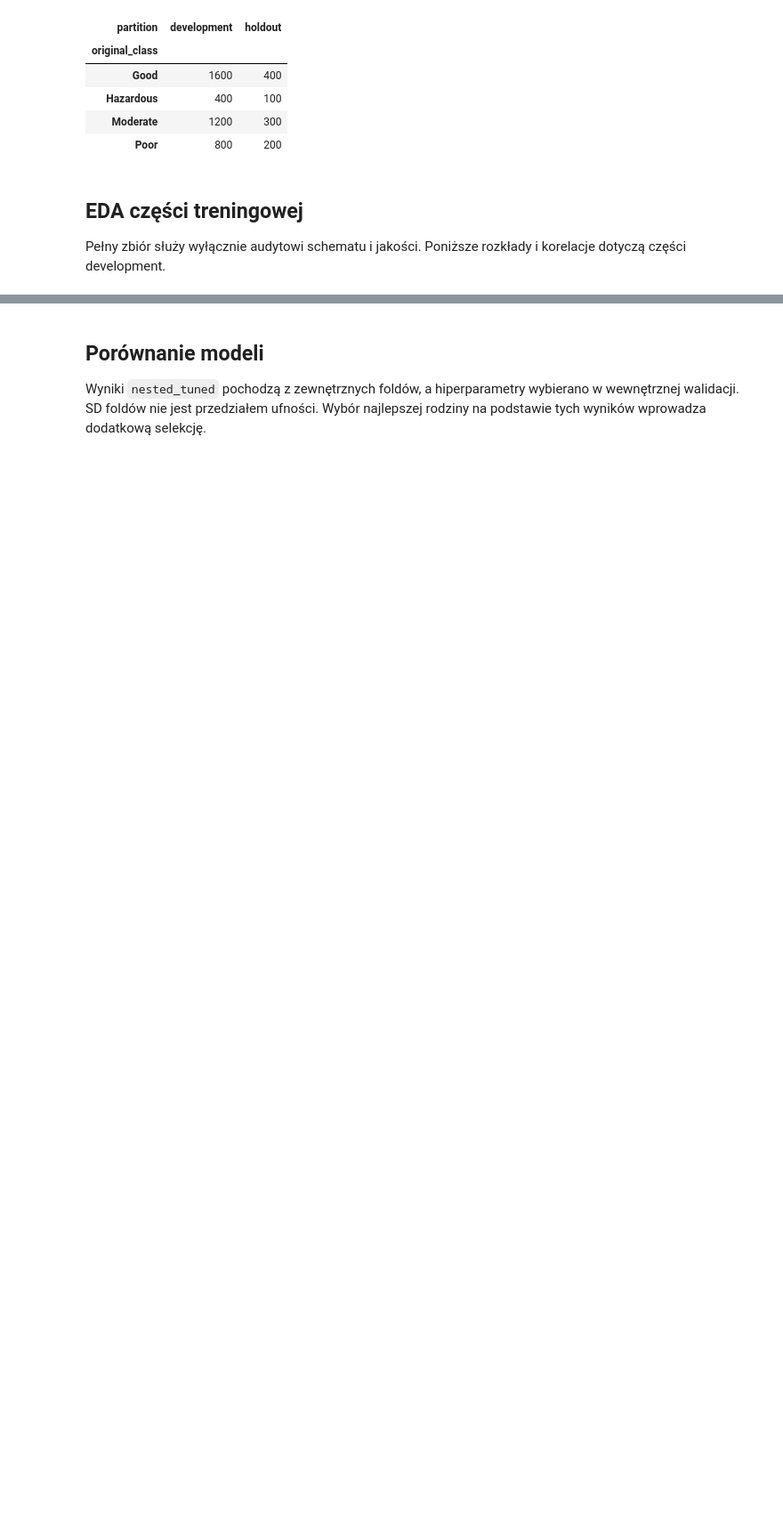
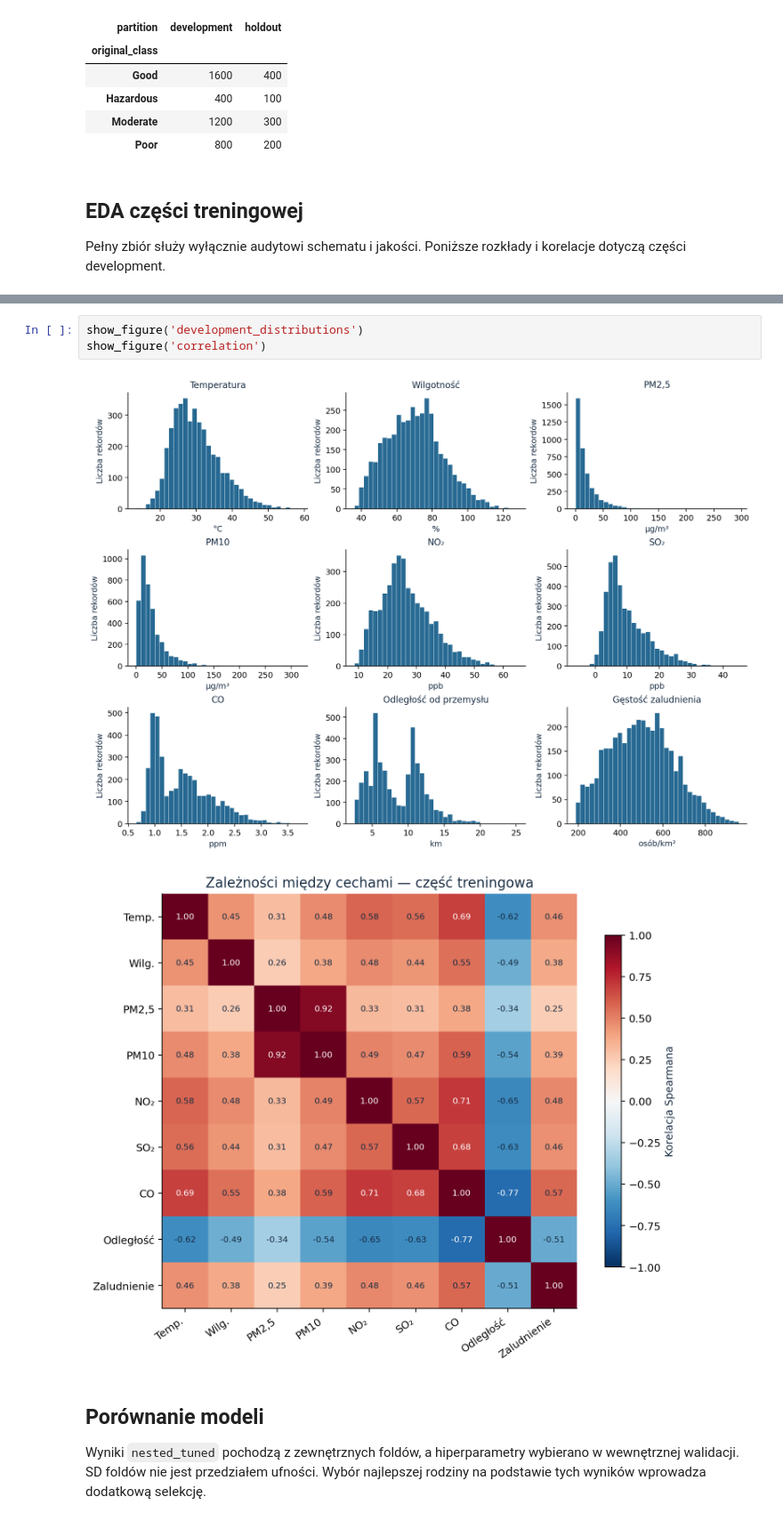
Before and after one commit to Benvenuteo/ml_classification, a Jupyter notebook: notebooks/air_quality_study.ipynb, the cells around one changed output, grey strips where cells are left out. Shown at 89% size. Cells and saved outputs as stored; diff of their text form; blank space fills up the shorter version.

```diff
--- a/notebooks/air_quality_study.ipynb
+++ b/notebooks/air_quality_study.ipynb
@@ -85,3 +87,9 @@ display(SVG(filename=str(OUTPUT / 'figures/correlation.svg')))
+# %%
+show_figure('development_distributions')
+show_figure('correlation')
+# %% [output]
+[figure, added]
+[figure, added]
 # %% [markdown]
 ## Porównanie modeli
 
```
Also changed, not shown: parts of 8 cells of this notebook, 28 other files.
